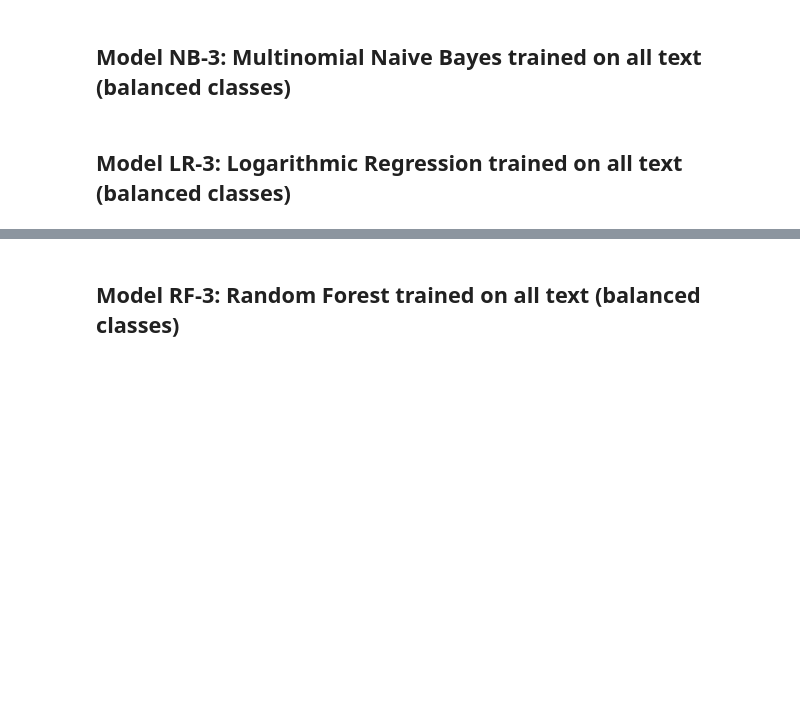
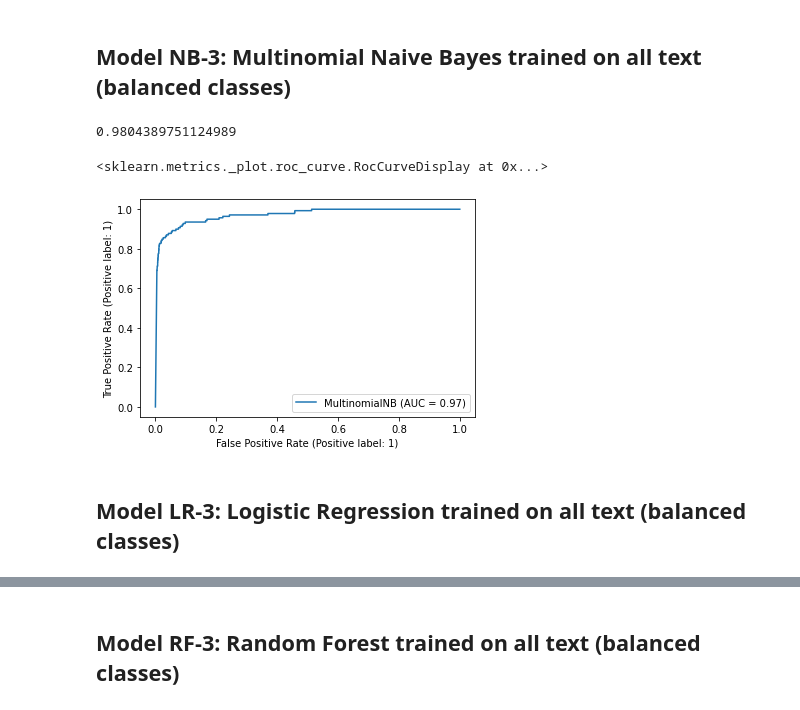
Before and after one commit to pjn51/detecting-fake-jobs, a Jupyter notebook: fake_jobs.ipynb, the cells around one changed output, grey strips where cells are left out. Cells and saved outputs as stored; diff of their text form; code cells hidden in the pictures; blank space fills up the shorter version.

```diff
--- a/fake_jobs.ipynb
+++ b/fake_jobs.ipynb
@@ -404,5 +410,5 @@ x_t_r, y_t_r = ros.fit_sample(x_t, y_t)
 # %%
 cvtext = CountVectorizer(stop_words = 'english')
 # %%
-x_txt = cvtext.fit_transform(x_t_r['text'])
-x_v = cvtext.transform(x_v['text'])
+x_t_txt = cvtext.fit_transform(x_t_r['text'])
+x_v_txt = cvtext.transform(x_v['text'])
@@ -415,2 +434,13 @@ nb_3 = MultinomialNB()
+# %%
+nb_3 = MultinomialNB()
+nb_3.fit(x_t_txt, y_t_r)
+nb_3.score(x_t_txt, y_t_r)
+# %% [output]
+0.9804389751124989
+# %%
+metrics.plot_roc_curve(nb_3, x_v_txt, y_v)
+# %% [output]
+<sklearn.metrics._plot.roc_curve.RocCurveDisplay at 0x...>
+[figure, added]
 # %% [markdown]
-## Model LR-3: Logarithmic Regression trained on all text (balanced classes)
+## Model LR-3: Logistic Regression trained on all text (balanced classes)
```
Also changed, not shown: parts of 93 cells of this notebook, 16 other files.
